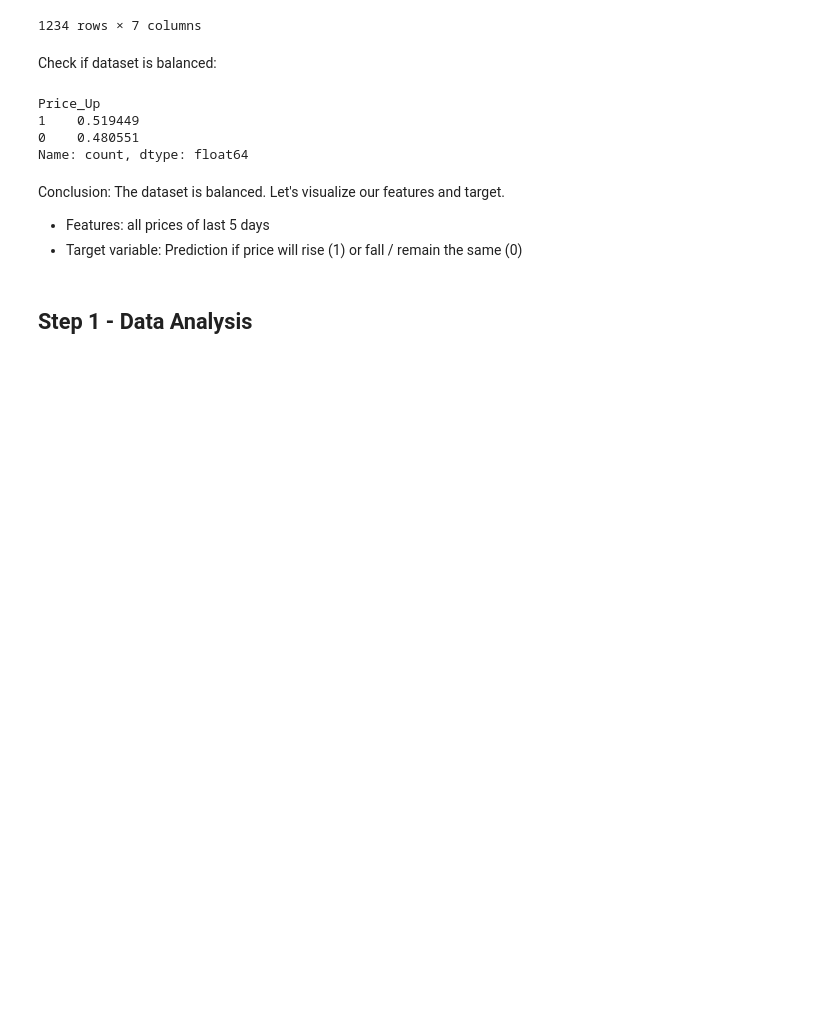
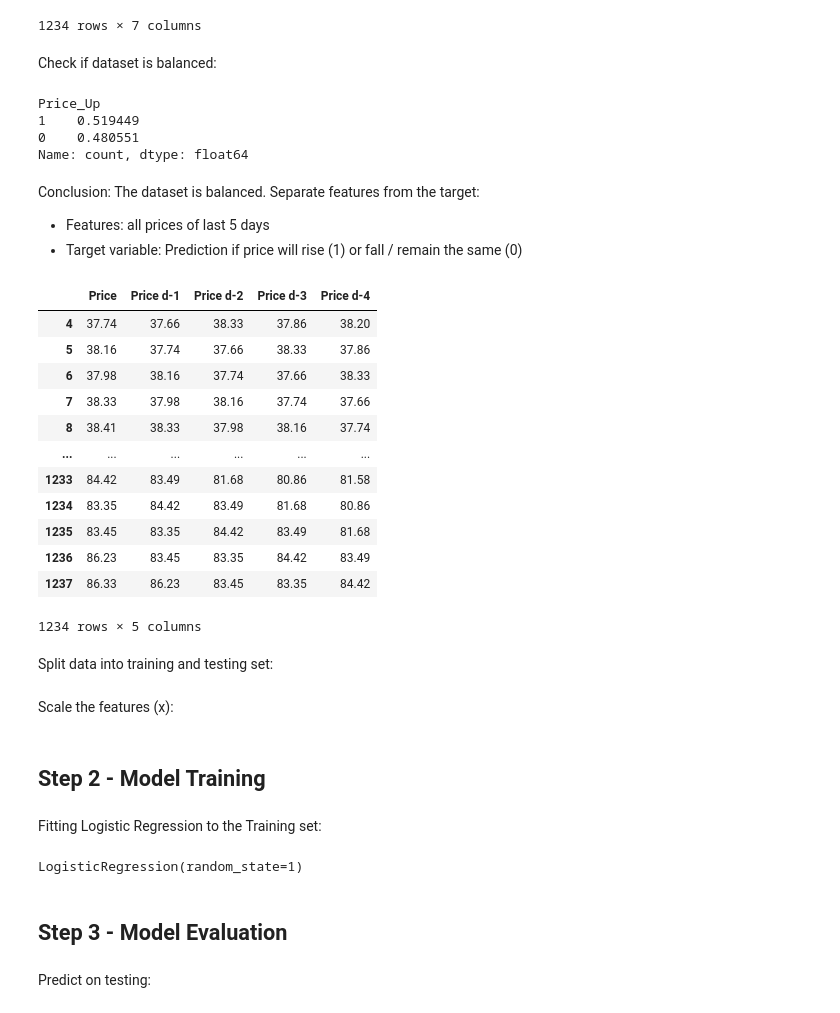
Before and after one commit to camillaperotti/mbd-python-tradingsystem, a Jupyter notebook: ML/ML.ipynb, the cells around one changed output. Cells and saved outputs as stored; diff of their text form; code cells hidden in the pictures; blank space fills up the shorter version.

```diff
--- a/ML/ML.ipynb
+++ b/ML/ML.ipynb
@@ -126,6 +127,6 @@ Price_Up
 0    0.480551
 Name: count, dtype: float64
 # %% [markdown]
-Conclusion: The dataset is balanced. Let's visualize our features and target.
+Conclusion: The dataset is balanced. Separate features from the target:
 - Features: all prices of last 5 days
 - Target variable: Prediction if price will rise (1) or fall / remain the same (0)
@@ -133,0 +133,21 @@ Conclusion: The dataset is balanced. Let's visualize our features and target.
+# %%
+x = prices_bruker.drop(columns=["Price_Up", "Date"])
+y = prices_bruker["Price_Up"]
+# %%
+x
+# %% [output]
+|  | Price | Price d-1 | Price d-2 | Price d-3 | Price d-4 |
+| 4 | 37.74 | 37.66 | 38.33 | 37.86 | 38.20 |
+| 5 | 38.16 | 37.74 | 37.66 | 38.33 | 37.86 |
+| 6 | 37.98 | 38.16 | 37.74 | 37.66 | 38.33 |
+| 7 | 38.33 | 37.98 | 38.16 | 37.74 | 37.66 |
+| 8 | 38.41 | 38.33 | 37.98 | 38.16 | 37.74 |
+| ... | ... | ... | ... | ... | ... |
+| 1233 | 84.42 | 83.49 | 81.68 | 80.86 | 81.58 |
+| 1234 | 83.35 | 84.42 | 83.49 | 81.68 | 80.86 |
+| 1235 | 83.45 | 83.35 | 84.42 | 83.49 | 81.68 |
+| 1236 | 86.23 | 83.45 | 83.35 | 84.42 | 83.49 |
+| 1237 | 86.33 | 86.23 | 83.45 | 83.35 | 84.42 |
+1234 rows × 5 columns
+# %% [markdown]
+Split data into training and testing set:
@@ -133,0 +156,2 @@ Conclusion: The dataset is balanced. Let's visualize our features and target.
+# %% [markdown]
+Scale the features (x):
@@ -134,3 +162,15 @@ Conclusion: The dataset is balanced. Let's visualize our features and target.
 # %% [markdown]
-<a id='1'></a>
-## Step 1 - Data Analysis
+<a id='2'></a>
+## Step 2 - Model Training
+# %% [markdown]
+Fitting Logistic Regression to the Training set:
+# %%
+classifier = LogisticRegression(random_state = 1)
+classifier.fit(x_train_scaled, y_train)
+# %% [output]
+LogisticRegression(random_state=1)
+# %% [markdown]
+<a id='3'></a>
+## Step 3 - Model Evaluation
+# %% [markdown]
+Predict on testing:
```
Also changed, not shown: parts of 12 cells of this notebook.
